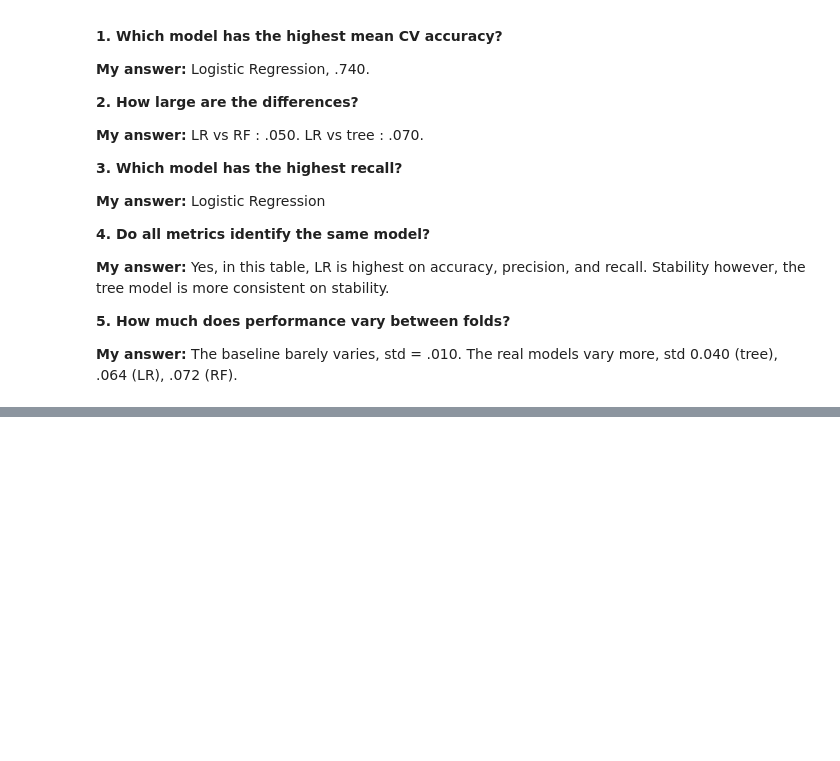
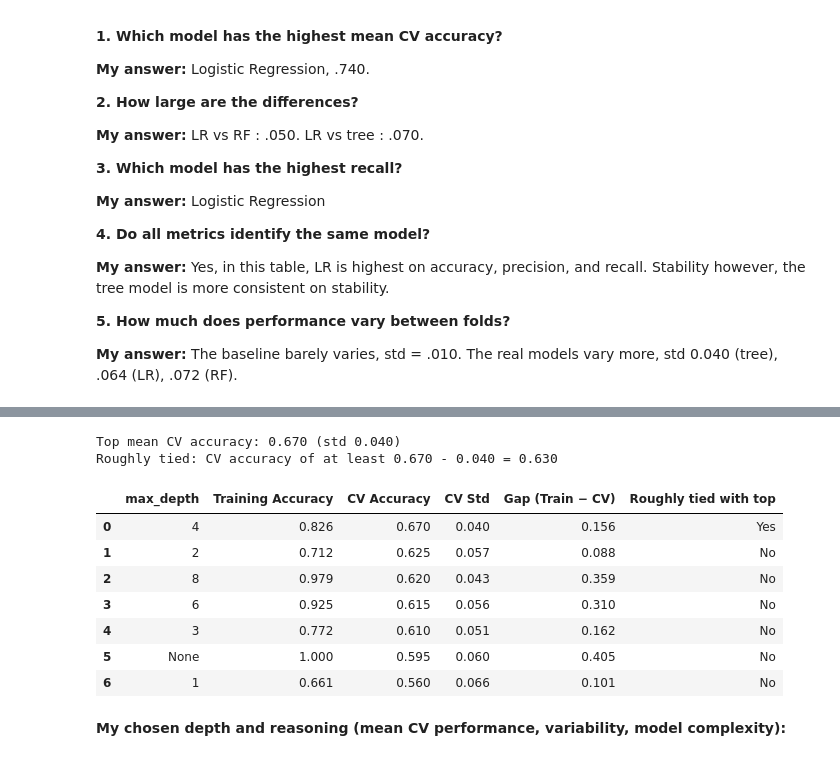
Before and after one commit to JGrade2005/CSE4095_2026, a Jupyter notebook: in_class_assignments/class10/CSE4095_Class10_Starter.ipynb, the cells around one changed output, grey strips where cells are left out. Cells and saved outputs as stored; diff of their text form; code cells hidden in the pictures; blank space fills up the shorter version.

```diff
--- a/in_class_assignments/class10/CSE4095_Class10_Starter.ipynb
+++ b/in_class_assignments/class10/CSE4095_Class10_Starter.ipynb
@@ -435,0 +526,3 @@ comparison
+# %%
+depth_results["Gap (Train − CV)"] = depth_results["Training Accuracy"] - depth_results["CV Accuracy"]
+depth_results.round(3)
@@ -435,0 +559,23 @@ comparison
+# %%
+ranked = depth_results.sort_values("CV Accuracy", ascending=False).reset_index(drop=True)
+
+top_mean = ranked.loc[0, "CV Accuracy"]
+top_std = ranked.loc[0, "CV Std"]
+cutoff = top_mean - top_std
+
+ranked["Roughly tied with top"] = np.where(ranked["CV Accuracy"] >= cutoff, "Yes", "No")
+
+print(f"Top mean CV accuracy: {top_mean:.3f} (std {top_std:.3f})")
+print(f"Roughly tied: CV accuracy of at least {top_mean:.3f} - {top_std:.3f} = {cutoff:.3f}")
+ranked.round(3)
+# %% [output]
+Top mean CV accuracy: 0.670 (std 0.040)
+Roughly tied: CV accuracy of at least 0.670 - 0.040 = 0.630
+|  | max_depth | Training Accuracy | CV Accuracy | CV Std | Gap (Train − CV) | Roughly tied with top |
+| 0 | 4 | 0.826 | 0.670 | 0.040 | 0.156 | Yes |
+| 1 | 2 | 0.712 | 0.625 | 0.057 | 0.088 | No |
+| 2 | 8 | 0.979 | 0.620 | 0.043 | 0.359 | No |
+| 3 | 6 | 0.925 | 0.615 | 0.056 | 0.310 | No |
+| 4 | 3 | 0.772 | 0.610 | 0.051 | 0.162 | No |
+| 5 | None | 1.000 | 0.595 | 0.060 | 0.405 | No |
+| 6 | 1 | 0.661 | 0.560 | 0.066 | 0.101 | No |
@@ -435,0 +584,2 @@ comparison
+# %% [markdown]
+**My chosen depth and reasoning (mean CV performance, variability, model complexity):**
```
Also changed, not shown: parts of 19 cells of this notebook, 1 other file.
